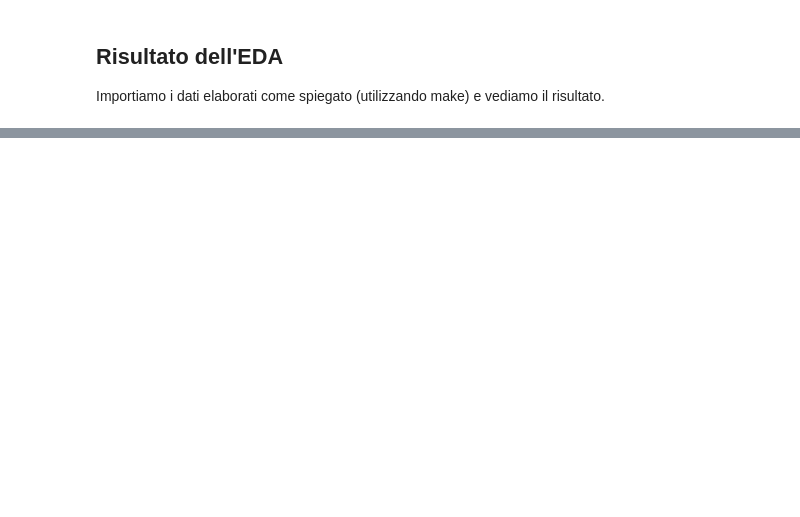
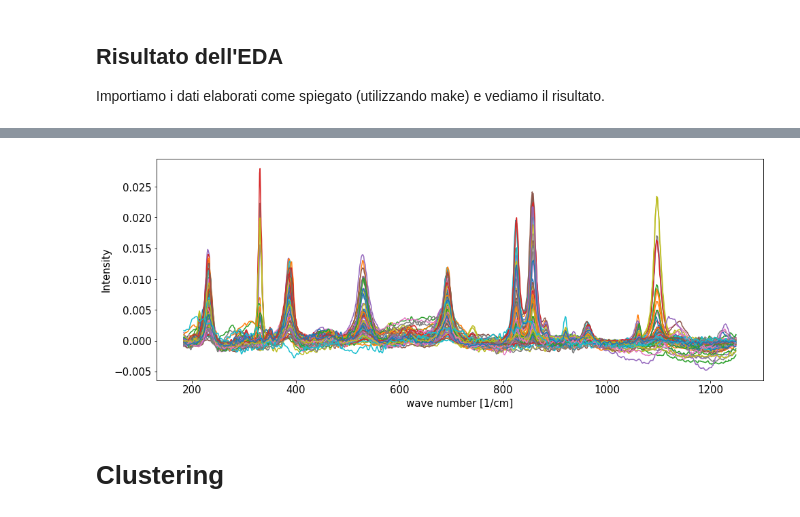
Before and after one commit to FabioBrugnara/repo_raman_4exam, a Jupyter notebook: reports/report.ipynb, the cells around one changed output, grey strips where cells are left out. Drawn from its saved outputs; the diff is of its cells as text; code cells hidden in the pictures; blank space fills up the shorter version.

```diff
--- a/reports/report.ipynb
+++ b/reports/report.ipynb
@@ -76,6 +73,6 @@ Normalizziamo in fine i dati per poterli confrontare.
 ## Risultato dell'EDA
 Importiamo i dati elaborati come spiegato (utilizzando make) e vediamo il risultato.
 # %%
-data = pd.read_csv('../repo_raman/data/EDA_processed_data.dat')
+data = pd.read_csv('../repo_raman/data/EDA_processed_data.csv')
 names=define_names() #definisce il nome degli spettri del campione
 data.head()
@@ -82,5 +87,9 @@ data.head()
 # %%
 raman_plot()
 plt.rc('font',**font)
 for temp in names[1:]:
-    plt.plot(data.wn,data_bkg[temp])
+    plt.plot(data.wn,data[temp])
+# %% [output]
+[figure, added]
+# %% [markdown]
+# Clustering
```
Also changed, not shown: parts of 4 cells of this notebook.
